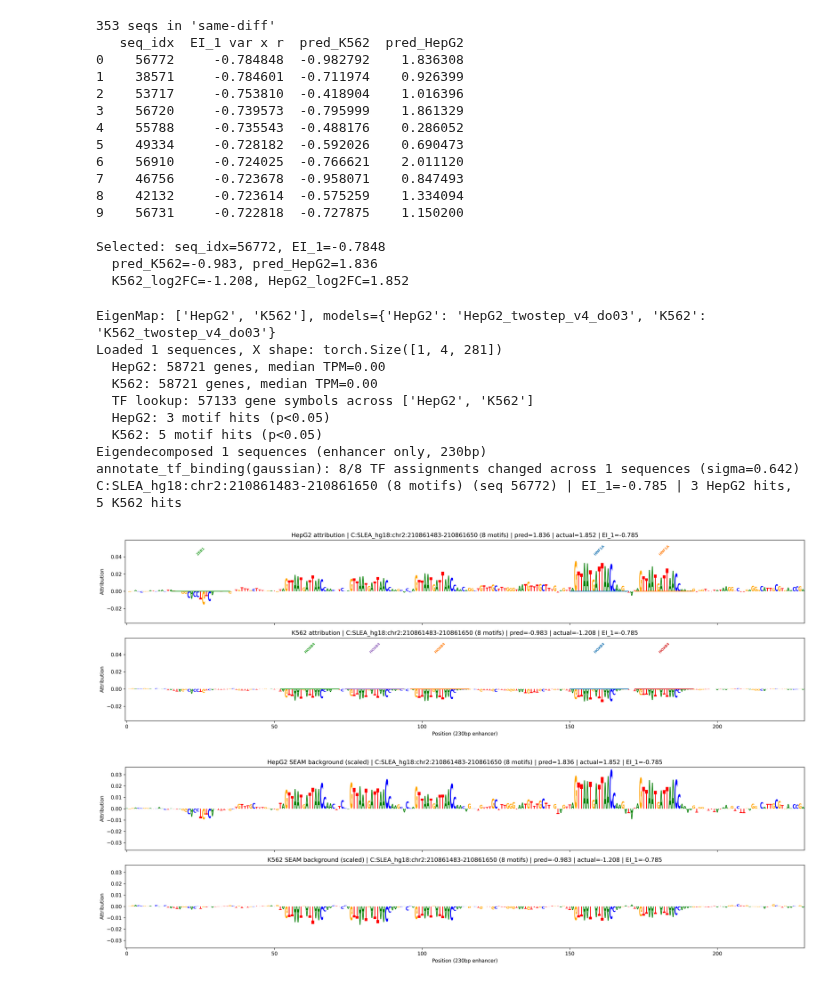
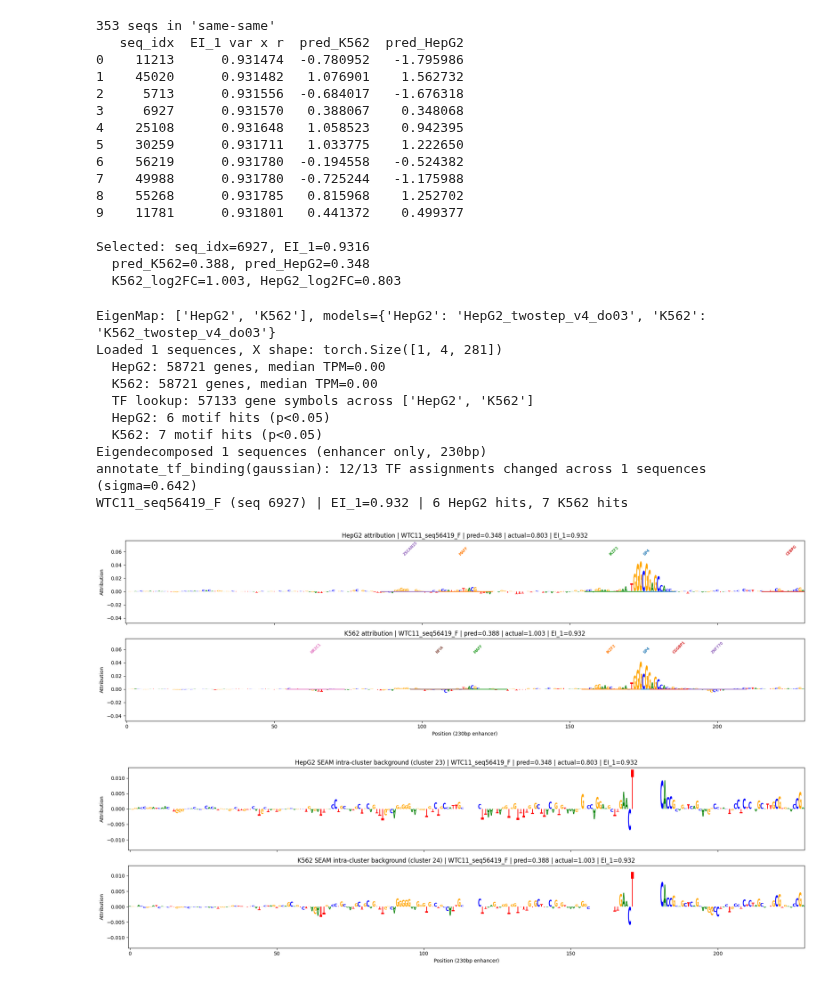
Before and after one commit to pabmantilla/Hippo_dependency_mpra, a Jupyter notebook: SEAM_target_spaces/interp/seam_foreground_viewer.ipynb, the cells around one changed output. Cells and saved outputs as stored; diff of their text form; code cells hidden in the pictures.

Commit message:
visualize intra-cluster background

```diff
--- a/SEAM_target_spaces/interp/seam_foreground_viewer.ipynb
+++ b/SEAM_target_spaces/interp/seam_foreground_viewer.ipynb
@@ -29,8 +29,8 @@ attr_data = np.load(lib['attr_npz_path'], allow_pickle=False)
 # --- Select sequence ---
 # condition: 'same-diff', 'diff-diff', 'same-same'
 # rank: 0 = most negative EI_1, 1 = 2nd, etc.
-CONDITION_FILTER = 'same-diff'
-RANK = 0  # (n+1)th most negative within this condition
+CONDITION_FILTER = 'same-same'
+RANK = 3  # (n+1)th most negative within this condition
 
 subset = df[df['condition'] == CONDITION_FILTER].sort_values('EI_1 var x r').reset_index(drop=True)
 print(f"{len(subset)} seqs in '{CONDITION_FILTER}'")
@@ -45,22 +45,22 @@ print(f"\nSelected: seq_idx={SEQ_IDX}, EI_1={row['EI_1 var x r']:.4f}")
 print(f"  pred_K562={row['pred_K562']:.3f}, pred_HepG2={row['pred_HepG2']:.3f}")
 print(f"  K562_log2FC={row['K562_log2FC']:.3f}, HepG2_log2FC={row['HepG2_log2FC']:.3f}")
 # %% [output]
-353 seqs in 'same-diff'
+353 seqs in 'same-same'
    seq_idx  EI_1 var x r  pred_K562  pred_HepG2
-0    56772     -0.784848  -0.982792    1.836308
-1    38571     -0.784601  -0.711974    0.926399
-2    53717     -0.753810  -0.418904    1.016396
-3    56720     -0.739573  -0.795999    1.861329
-4    55788     -0.735543  -0.488176    0.286052
-5    49334     -0.728182  -0.592026    0.690473
-6    56910     -0.724025  -0.766621    2.011120
-7    46756     -0.723678  -0.958071    0.847493
-8    42132     -0.723614  -0.575259    1.334094
-9    56731     -0.722818  -0.727875    1.150200
+0    11213      0.931474  -0.780952   -1.795986
+1    45020      0.931482   1.076901    1.562732
+2     5713      0.931556  -0.684017   -1.676318
+3     6927      0.931570   0.388067    0.348068
+4    25108      0.931648   1.058523    0.942395
+5    30259      0.931711   1.033775    1.222650
+6    56219      0.931780  -0.194558   -0.524382
+7    49988      0.931780  -0.725244   -1.175988
+8    55268      0.931785   0.815968    1.252702
+9    11781      0.931801   0.441372    0.499377
 
-Selected: seq_idx=56772, EI_1=-0.7848
-  pred_K562=-0.983, pred_HepG2=1.836
-  K562_log2FC=-1.208, HepG2_log2FC=1.852
+Selected: seq_idx=6927, EI_1=0.9316
+  pred_K562=0.388, pred_HepG2=0.348
+  K562_log2FC=1.003, HepG2_log2FC=0.803
 # %%
 # --- TFMoDISco / annotation params ---
 WINDOW_SIZE = 10
@@ -117,16 +117,16 @@ Loaded 1 sequences, X shape: torch.Size([1, 4, 281])
   HepG2: 58721 genes, median TPM=0.00
   K562: 58721 genes, median TPM=0.00
   TF lookup: 57133 gene symbols across ['HepG2', 'K562']
-  HepG2: 3 motif hits (p<0.05)
-  K562: 5 motif hits (p<0.05)
+  HepG2: 6 motif hits (p<0.05)
+  K562: 7 motif hits (p<0.05)
 Eigendecomposed 1 sequences (enhancer only, 230bp)
-annotate_tf_binding(gaussian): 8/8 TF assignments changed across 1 sequences (sigma=0.642)
-C:SLEA_hg18:chr2:210861483-210861650 (8 motifs) (seq 56772) | EI_1=-0.785 | 3 HepG2 hits, 5 K562 hits
+annotate_tf_binding(gaussian): 12/13 TF assignments changed across 1 sequences (sigma=0.642)
+WTC11_seq56419_F (seq 6927) | EI_1=0.932 | 6 HepG2 hits, 7 K562 hits
 # %%
 # Normal attribution maps
 MOTIF_COLORS = plt.cm.tab10.colors
 
-fig, axes = plt.subplots(2, 1, figsize=(20, 6), sharex=True, dpi=300)
+fig, axes = plt.subplots(2, 1, figsize=(20, 6), sharex=True, dpi=100)
 all_vals = np.concatenate([em.attr[ct][0].ravel() for ct in ['HepG2', 'K562']])
 yabs = max(abs(all_vals.min()), abs(all_vals.max())) * 1.05
 
@@ -151,24 +151,30 @@ axes[-1].set_xlabel('Position (230bp enhancer)')
 plt.tight_layout()
 plt.show()
 # %% [output]
-[figure, old version]
+[figure, new version]
 # %%
-# SEAM scaled backgrounds
-bgs = {ct: np.load(os.path.join(FG_DIR, ct, str(SEQ_IDX), 'average_background_scaled.npy')) * ohe_enh
-       for ct in ['HepG2', 'K562']}
-yabs_bg = max(abs(v).max() for v in bgs.values()) * 1.05
+# SEAM intra-cluster backgrounds (per-cluster entropic-position backgrounds from MetaExplainer)
+intra_bgs = {}
+for ct in ['HepG2', 'K562']:
+    seq_dir = os.path.join(FG_DIR, ct, str(SEQ_IDX))
+    ref_idx = int(np.load(os.path.join(seq_dir, 'ref_cluster_idx.npy')))
+    cluster_bgs = np.load(os.path.join(seq_dir, 'cluster_backgrounds.npy'))  # (N_CLUSTERS, 230, 4)
+    intra_bgs[ct] = cluster_bgs[ref_idx] * ohe_enh
+    intra_bgs[ct + '_ref'] = ref_idx
 
-fig, axes = plt.subplots(2, 1, figsize=(20, 6), sharex=True, dpi=300)
+yabs_ib = max(abs(v).max() for k, v in intra_bgs.items() if isinstance(v, np.ndarray)) * 1.05
+
+fig, axes = plt.subplots(2, 1, figsize=(20, 6), sharex=True, dpi=100)
 for ci, ct in enumerate(['HepG2', 'K562']):
-    fast_logo(bgs[ct], ax=axes[ci], ylim=(-yabs_bg, yabs_bg))
-    axes[ci].set_title(title(ct, 'SEAM background (scaled)'))
+    fast_logo(intra_bgs[ct], ax=axes[ci], ylim=(-yabs_ib, yabs_ib))
+    axes[ci].set_title(title(ct, f'SEAM intra-cluster background (cluster {intra_bgs[ct + "_ref"]})'))
     axes[ci].set_ylabel('Attribution')
 
 axes[-1].set_xlabel('Position (230bp enhancer)')
 plt.tight_layout()
 plt.show()
 # %% [output]
-[figure, old version]
+[figure, new version]
 # %%
 # Annotate motifs on SEAM foregrounds (same hyperparams as raw attributions)
 em_fg = EigenMap(cell_types=['HepG2', 'K562'])
```
Also changed, not shown: parts of 1 cell of this notebook, 1 other file.
